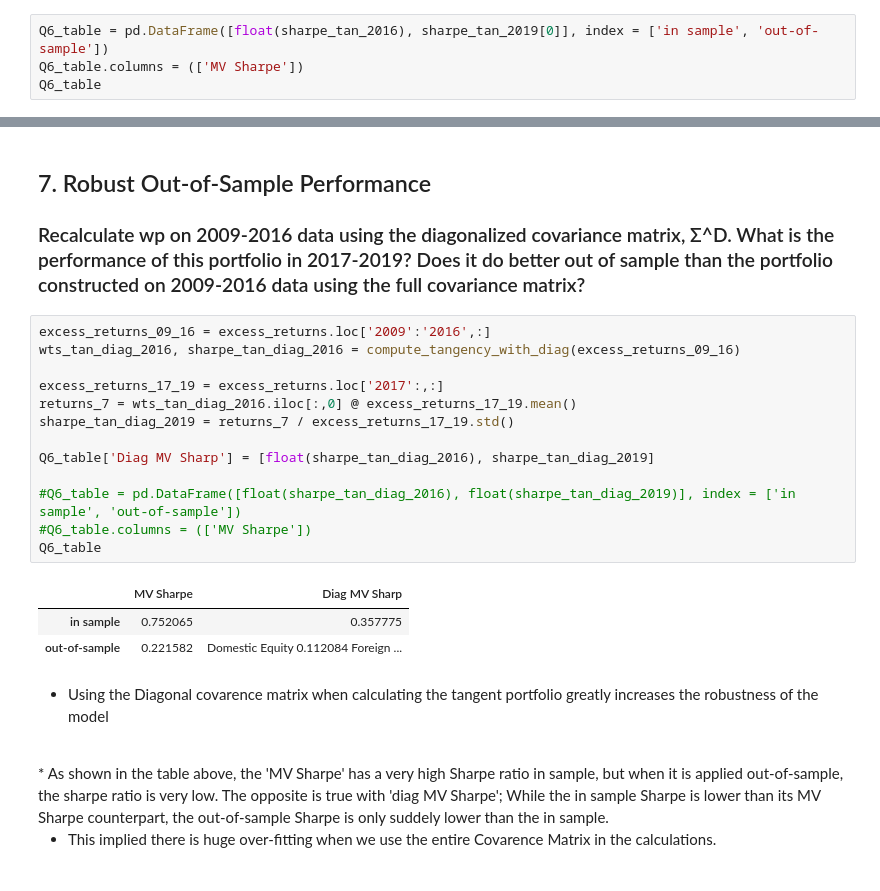
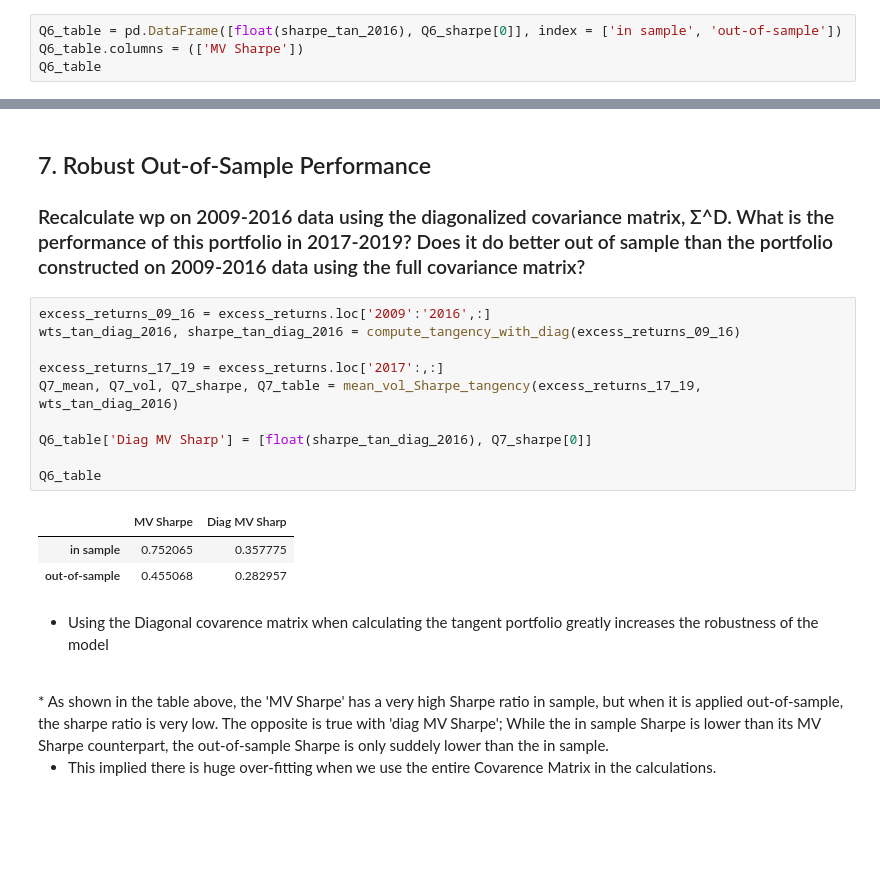
Before and after one commit to brandtlawson/Quant-Course, a Jupyter notebook: HW1/HW1_Code.ipynb, the cells around one changed output, grey strips where cells are left out. Drawn from its saved outputs; the diff is of its cells as text; blank space fills up the shorter version.

```diff
--- a/HW1/HW1_Code.ipynb
+++ b/HW1/HW1_Code.ipynb
@@ -348,7 +348,7 @@ Sharpe ratio of 2017-2019 mv portfolio = 0.4551
 # %% [markdown]
 Sharpe much lower (.221582 vs .7521). Really bad OOS preformance
 # %%
-Q6_table = pd.DataFrame([float(sharpe_tan_2016), sharpe_tan_2019[0]], index = ['in sample', 'out-of-sample'])
+Q6_table = pd.DataFrame([float(sharpe_tan_2016), Q6_sharpe[0]], index = ['in sample', 'out-of-sample'])
 Q6_table.columns = (['MV Sharpe'])
 Q6_table
 # %% [output]
@@ -361,20 +361,17 @@ Q6_table
 # %%
 excess_returns_09_16 = excess_returns.loc['2009':'2016',:]
 wts_tan_diag_2016, sharpe_tan_diag_2016 = compute_tangency_with_diag(excess_returns_09_16)
 
 excess_returns_17_19 = excess_returns.loc['2017':,:]
-returns_7 = wts_tan_diag_2016.iloc[:,0] @ excess_returns_17_19.mean()
-sharpe_tan_diag_2019 = returns_7 / excess_returns_17_19.std()
+Q7_mean, Q7_vol, Q7_sharpe, Q7_table = mean_vol_Sharpe_tangency(excess_returns_17_19, wts_tan_diag_2016)
 
-Q6_table['Diag MV Sharp'] = [float(sharpe_tan_diag_2016), sharpe_tan_diag_2019]
+Q6_table['Diag MV Sharp'] = [float(sharpe_tan_diag_2016), Q7_sharpe[0]]
 
-#Q6_table = pd.DataFrame([float(sharpe_tan_diag_2016), float(sharpe_tan_diag_2019)], index = ['in sample', 'out-of-sample'])
-#Q6_table.columns = (['MV Sharpe'])
 Q6_table
 # %% [output]
 |  | MV Sharpe | Diag MV Sharp |
 | in sample | 0.752065 | 0.357775 |
-| out-of-sample | 0.221582 | Domestic Equity 0.112084 Foreign ... |
+| out-of-sample | 0.455068 | 0.282957 |
 # %% [markdown]
 * Using the Diagonal covarence matrix when calculating the tangent portfolio greatly increases the robustness of the model
 <br/>
```
Also changed, not shown: parts of 1 cell of this notebook.
